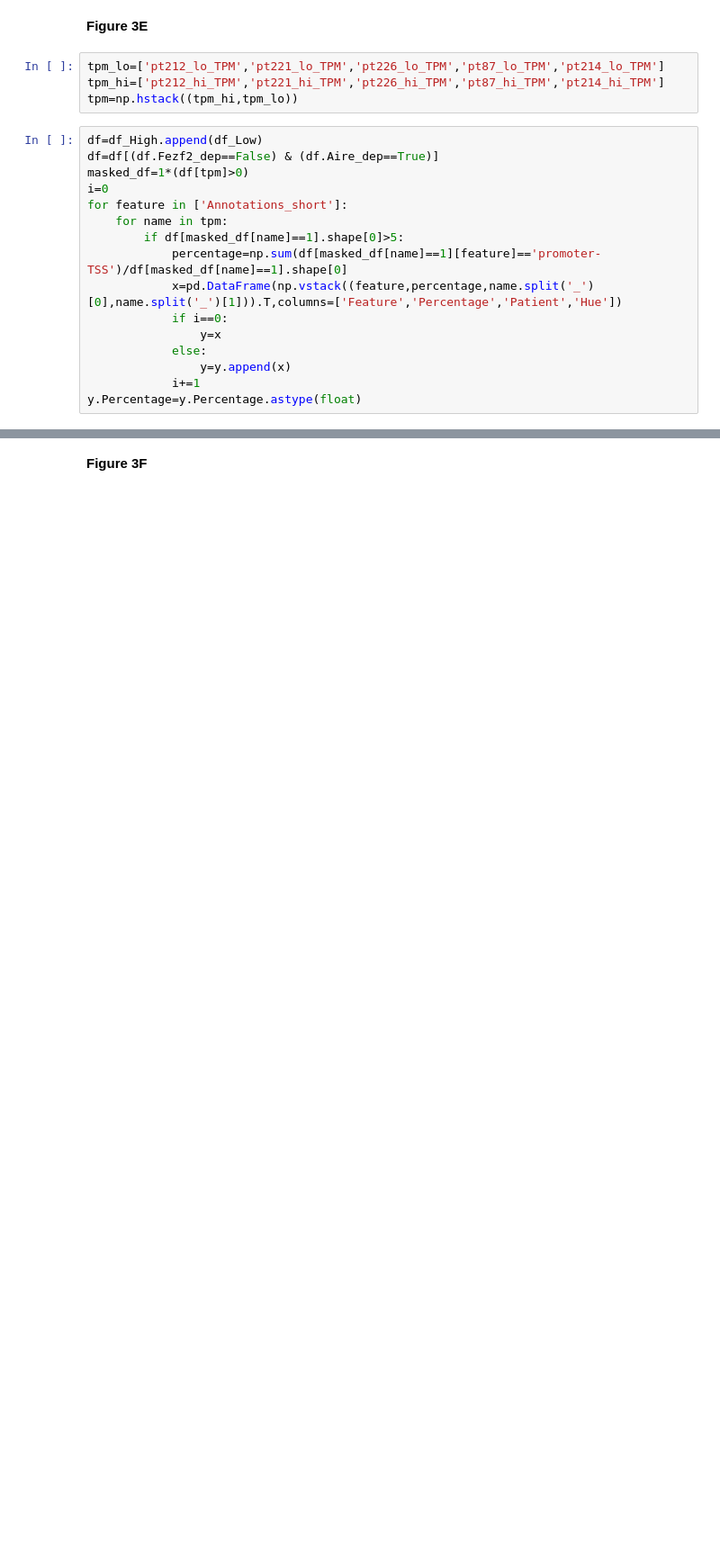
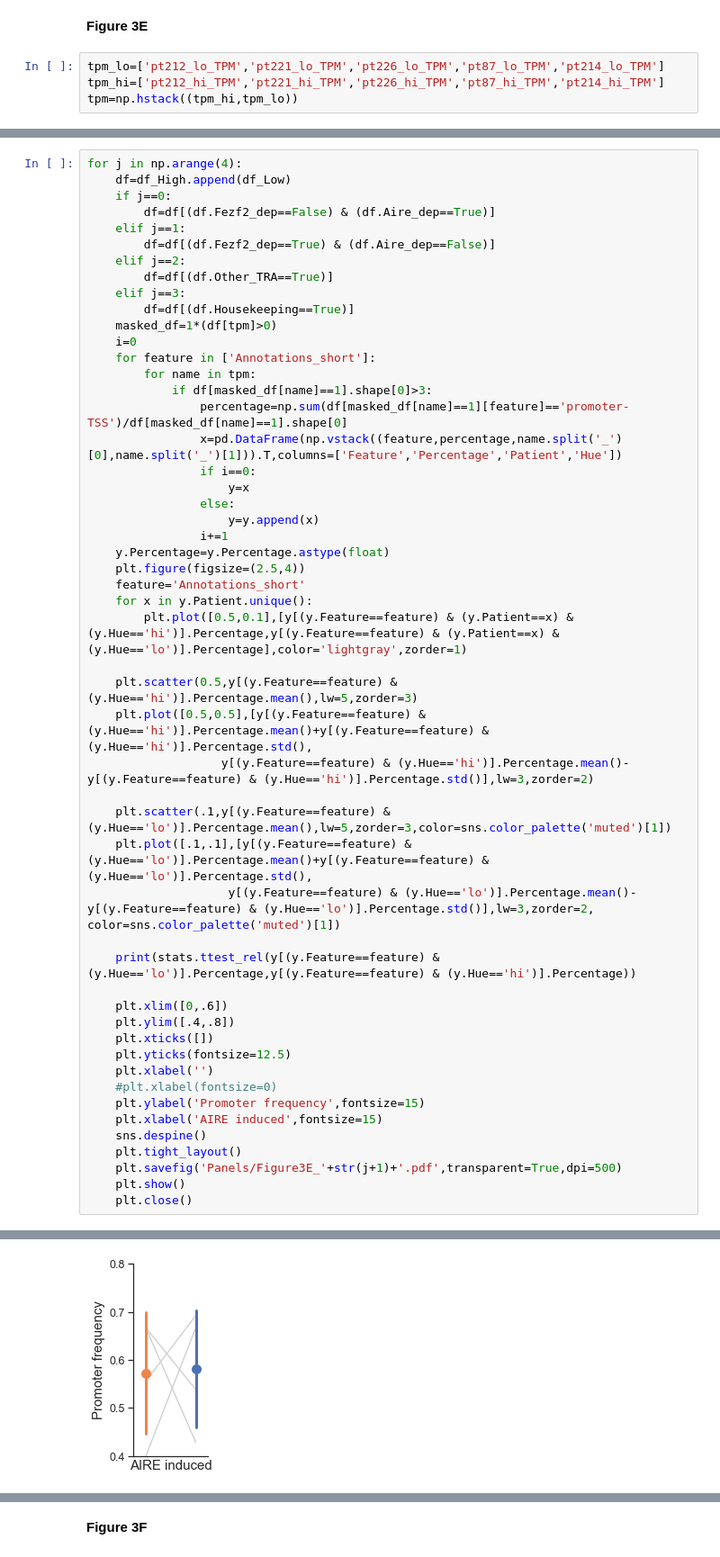
Before and after one commit to meyer-lab-cshl/transcriptomic-diversity-human-mTECs, a Jupyter notebook: Figures/Figure3.ipynb, the cells around one changed output, grey strips where cells are left out. Shown at 90% size. Saved outputs shown, nothing was run; the diff lists cells and outputs as text; blank space fills up the shorter version.

```diff
--- a/Figures/Figure3.ipynb
+++ b/Figures/Figure3.ipynb
@@ -239,19 +241,3 @@ MannwhitneyuResult(statistic=2380165.5, pvalue=1.870814111830171e-06)
 tpm_lo=['pt212_lo_TPM','pt221_lo_TPM','pt226_lo_TPM','pt87_lo_TPM','pt214_lo_TPM']
 tpm_hi=['pt212_hi_TPM','pt221_hi_TPM','pt226_hi_TPM','pt87_hi_TPM','pt214_hi_TPM']
 tpm=np.hstack((tpm_hi,tpm_lo))
-# %%
-df=df_High.append(df_Low)
-df=df[(df.Fezf2_dep==False) & (df.Aire_dep==True)]
-masked_df=1*(df[tpm]>0)
-i=0
-for feature in ['Annotations_short']:
-    for name in tpm:
-        if df[masked_df[name]==1].shape[0]>5:
-            percentage=np.sum(df[masked_df[name]==1][feature]=='promoter-TSS')/df[masked_df[name]==1].shape[0]
-            x=pd.DataFrame(np.vstack((feature,percentage,name.split('_')[0],name.split('_')[1])).T,columns=['Feature','Percentage','Patient','Hue'])
-            if i==0:
-                y=x
-            else:
-                y=y.append(x)
-            i+=1
-y.Percentage=y.Percentage.astype(float)
@@ -290,0 +244,53 @@ Ttest_relResult(statistic=5.175682948689765, pvalue=0.0066259842053060436)
+# %%
+for j in np.arange(4):
+    df=df_High.append(df_Low)
+    if j==0:
+        df=df[(df.Fezf2_dep==False) & (df.Aire_dep==True)]
+    elif j==1:
+        df=df[(df.Fezf2_dep==True) & (df.Aire_dep==False)]
+    elif j==2:
+        df=df[(df.Other_TRA==True)]
+    elif j==3:
+        df=df[(df.Housekeeping==True)]
+    masked_df=1*(df[tpm]>0)
+    i=0
+    for feature in ['Annotations_short']:
+        for name in tpm:
+            if df[masked_df[name]==1].shape[0]>3:
+                percentage=np.sum(df[masked_df[name]==1][feature]=='promoter-TSS')/df[masked_df[name]==1].shape[0]
+                x=pd.DataFrame(np.vstack((feature,percentage,name.split('_')[0],name.split('_')[1])).T,columns=['Feature','Percentage','Patient','Hue'])
+                if i==0:
+                    y=x
+                else:
+                    y=y.append(x)
+                i+=1
+    y.Percentage=y.Percentage.astype(float)
+    plt.figure(figsize=(2.5,4))
+    feature='Annotations_short'
+    for x in y.Patient.unique():
+        plt.plot([0.5,0.1],[y[(y.Feature==feature) & (y.Patient==x) & (y.Hue=='hi')].Percentage,y[(y.Feature==feature) & (y.Patient==x) & (y.Hue=='lo')].Percentage],color='lightgray',zorder=1)
+
+    plt.scatter(0.5,y[(y.Feature==feature) & (y.Hue=='hi')].Percentage.mean(),lw=5,zorder=3)
+    plt.plot([0.5,0.5],[y[(y.Feature==feature) & (y.Hue=='hi')].Percentage.mean()+y[(y.Feature==feature) & (y.Hue=='hi')].Percentage.std(),
+                   y[(y.Feature==feature) & (y.Hue=='hi')].Percentage.mean()-y[(y.Feature==feature) & (y.Hue=='hi')].Percentage.std()],lw=3,zorder=2)
+
+    plt.scatter(.1,y[(y.Feature==feature) & (y.Hue=='lo')].Percentage.mean(),lw=5,zorder=3,color=sns.color_palette('muted')[1])
+    plt.plot([.1,.1],[y[(y.Feature==feature) & (y.Hue=='lo')].Percentage.mean()+y[(y.Feature==feature) & (y.Hue=='lo')].Percentage.std(),
+                    y[(y.Feature==feature) & (y.Hue=='lo')].Percentage.mean()-y[(y.Feature==feature) & (y.Hue=='lo')].Percentage.std()],lw=3,zorder=2, color=sns.color_palette('muted')[1])
+
+    print(stats.ttest_rel(y[(y.Feature==feature) & (y.Hue=='lo')].Percentage,y[(y.Feature==feature) & (y.Hue=='hi')].Percentage))
+
+    plt.xlim([0,.6])
+    plt.ylim([.4,.8])
+    plt.xticks([])
+    plt.yticks(fontsize=12.5)
+    plt.xlabel('')
+    #plt.xlabel(fontsize=0)
+    plt.ylabel('Promoter frequency',fontsize=15)
+    plt.xlabel('AIRE induced',fontsize=15)
+    sns.despine()
+    plt.tight_layout()
+    plt.savefig('Panels/Figure3E_'+str(j+1)+'.pdf',transparent=True,dpi=500)
+    plt.show()
+    plt.close()
+# %% [output]
@@ -290,0 +300 @@ Ttest_relResult(statistic=5.175682948689765, pvalue=0.0066259842053060436)
+[figure, added]
```
Also changed, not shown: parts of 6 cells of this notebook, 28 other files.
